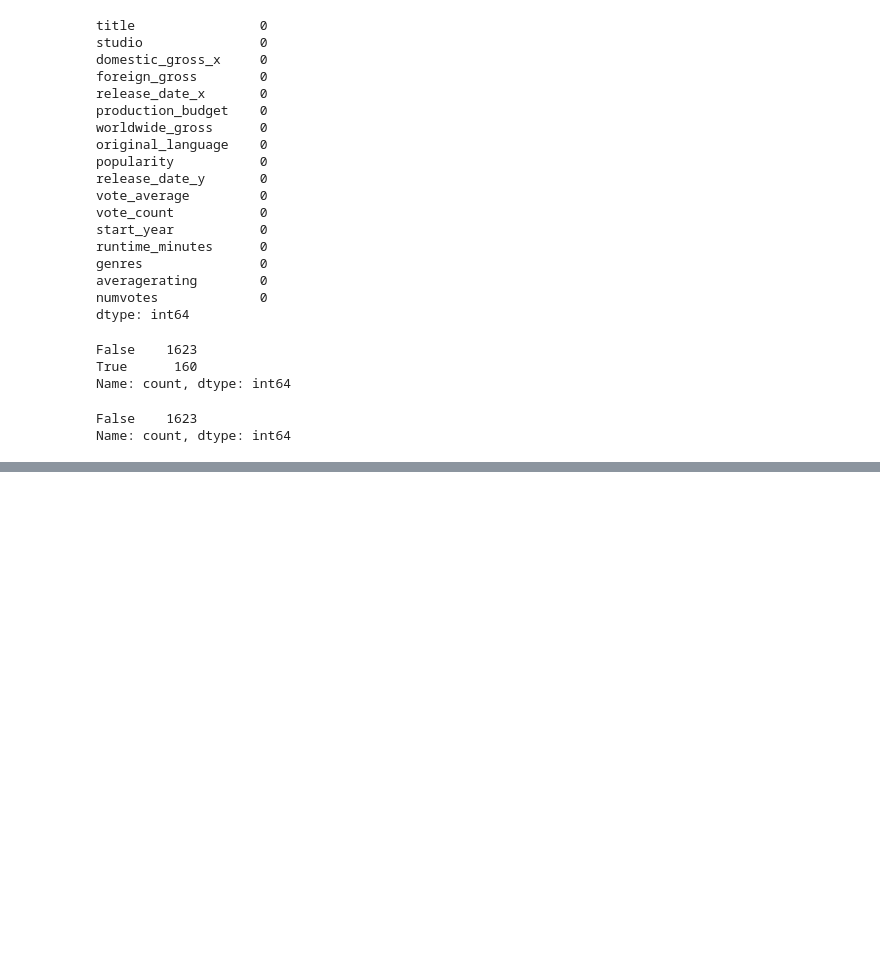
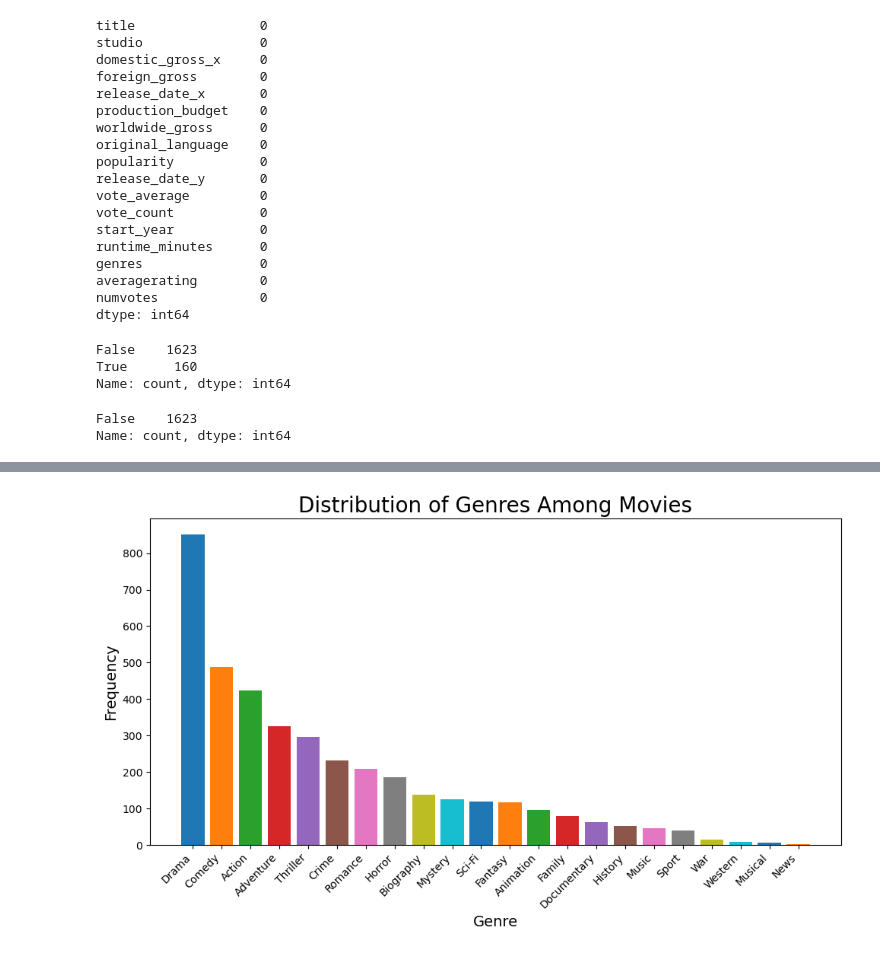
Before and after one commit to PaulMuniu/Microsoft-film-studios-data-analysis, a Jupyter notebook: student.ipynb, the cells around one changed output, grey strips where cells are left out. Drawn from its saved outputs; the diff is of its cells as text; code cells hidden in the pictures; blank space fills up the shorter version.

Commit message:
Genre and Runtine EDA completion

```diff
--- a/student.ipynb
+++ b/student.ipynb
@@ -791,0 +805,3 @@ Exploratory Data Analysis (EDA) is a crucial step in understanding and deriving
+# %%
+genre_counts = final_dataset['genres'].str.split(',', expand=True).stack().value_counts()
+genre_counts
@@ -791,0 +826,15 @@ Exploratory Data Analysis (EDA) is a crucial step in understanding and deriving
+# %%
+# Plotting abar chart to show the distribution of different genres among the movies.
+fig, ax=plt.subplots(figsize=(10, 6))
+# Define a color palette
+colors = sns.color_palette("tab10")
+ax.bar(genre_counts.index, genre_counts, color=colors)
+ax.set_xlabel("Genre", fontsize=14)
+ax.set_xticks(range(len(genre_counts.index)))  # Set tick positions
+ax.set_xticklabels(genre_counts.index, rotation=45, ha='right')  # Set rotation and alignment of x-axis label
+ax.set_ylabel("Frequency", fontsize=14)
+ax.set_title("Distribution of Genres Among Movies", fontsize=20)
+plt.tight_layout()
+plt.show();
+# %% [output]
+[figure, added]
```
Also changed, not shown: parts of 9 cells of this notebook.
